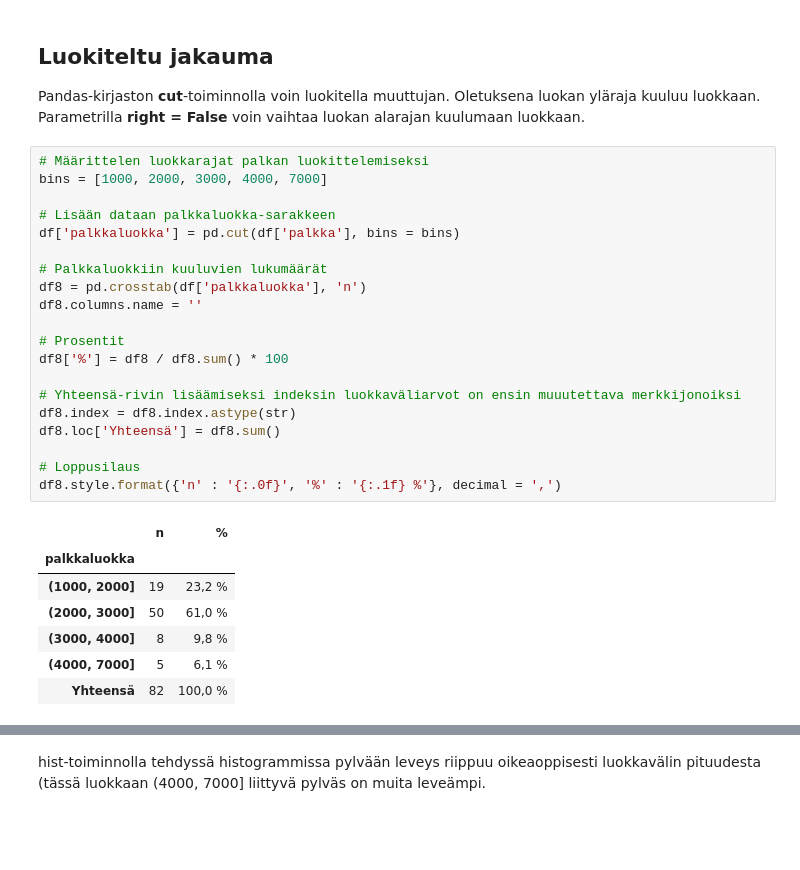
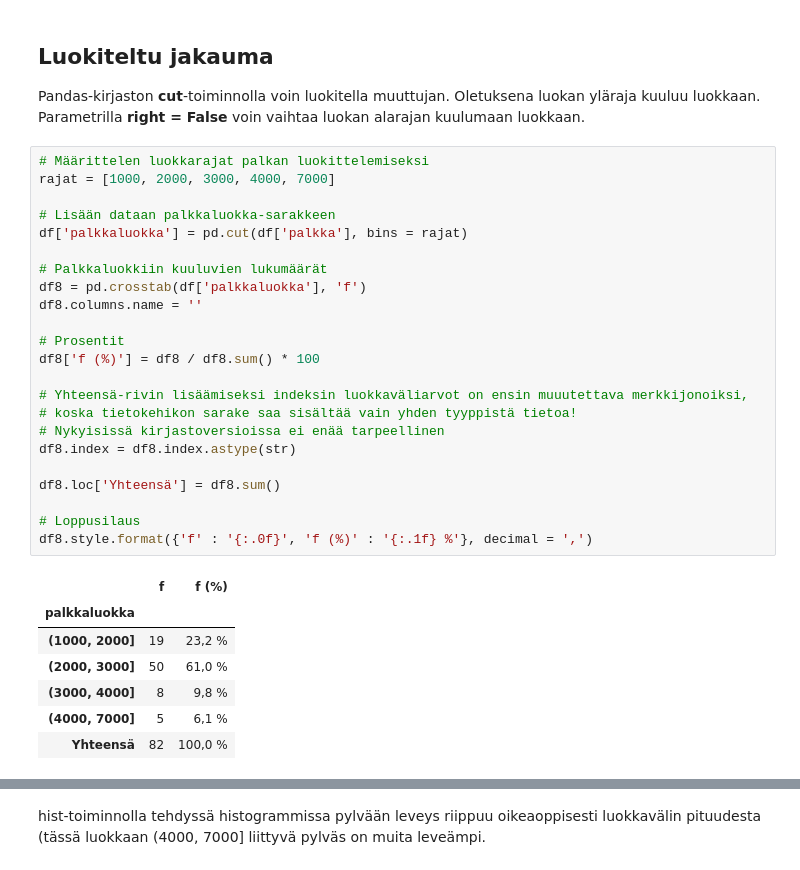
Before and after one commit to taanila/selittava, a Jupyter notebook: lukumaaria.ipynb, the cells around one changed output, grey strips where cells are left out. Saved outputs shown, nothing was run; the diff lists cells and outputs as text; blank space fills up the shorter version.

```diff
--- a/lukumaaria.ipynb
+++ b/lukumaaria.ipynb
@@ -339,26 +339,29 @@ plt.gca().set_axisbelow(True)
 Pandas-kirjaston <b>cut</b>-toiminnolla voin luokitella muuttujan. Oletuksena luokan yläraja kuuluu luokkaan. Parametrilla <b>right = False</b> voin vaihtaa luokan alarajan kuulumaan luokkaan.
 # %%
 # Määrittelen luokkarajat palkan luokittelemiseksi
-bins = [1000, 2000, 3000, 4000, 7000]
+rajat = [1000, 2000, 3000, 4000, 7000]
 
 # Lisään dataan palkkaluokka-sarakkeen
-df['palkkaluokka'] = pd.cut(df['palkka'], bins = bins)
+df['palkkaluokka'] = pd.cut(df['palkka'], bins = rajat)
 
 # Palkkaluokkiin kuuluvien lukumäärät
-df8 = pd.crosstab(df['palkkaluokka'], 'n')
+df8 = pd.crosstab(df['palkkaluokka'], 'f')
 df8.columns.name = ''
 
 # Prosentit
-df8['%'] = df8 / df8.sum() * 100
+df8['f (%)'] = df8 / df8.sum() * 100
 
-# Yhteensä-rivin lisäämiseksi indeksin luokkaväliarvot on ensin muuutettava merkkijonoiksi
+# Yhteensä-rivin lisäämiseksi indeksin luokkaväliarvot on ensin muuutettava merkkijonoiksi,
+# koska tietokehikon sarake saa sisältää vain yhden tyyppistä tietoa!
+# Nykyisissä kirjastoversioissa ei enää tarpeellinen
 df8.index = df8.index.astype(str)
+
 df8.loc['Yhteensä'] = df8.sum()
 
 # Loppusilaus
-df8.style.format({'n' : '{:.0f}', '%' : '{:.1f} %'}, decimal = ',')
+df8.style.format({'f' : '{:.0f}', 'f (%)' : '{:.1f} %'}, decimal = ',')
 # %% [output]
-|  | n | % |
+|  | f | f (%) |
 | palkkaluokka |  |  |
 | (1000, 2000] | 19 | 23,2 % |
 | (2000, 3000] | 50 | 61,0 % |
```
Also changed, not shown: parts of 23 cells of this notebook.
